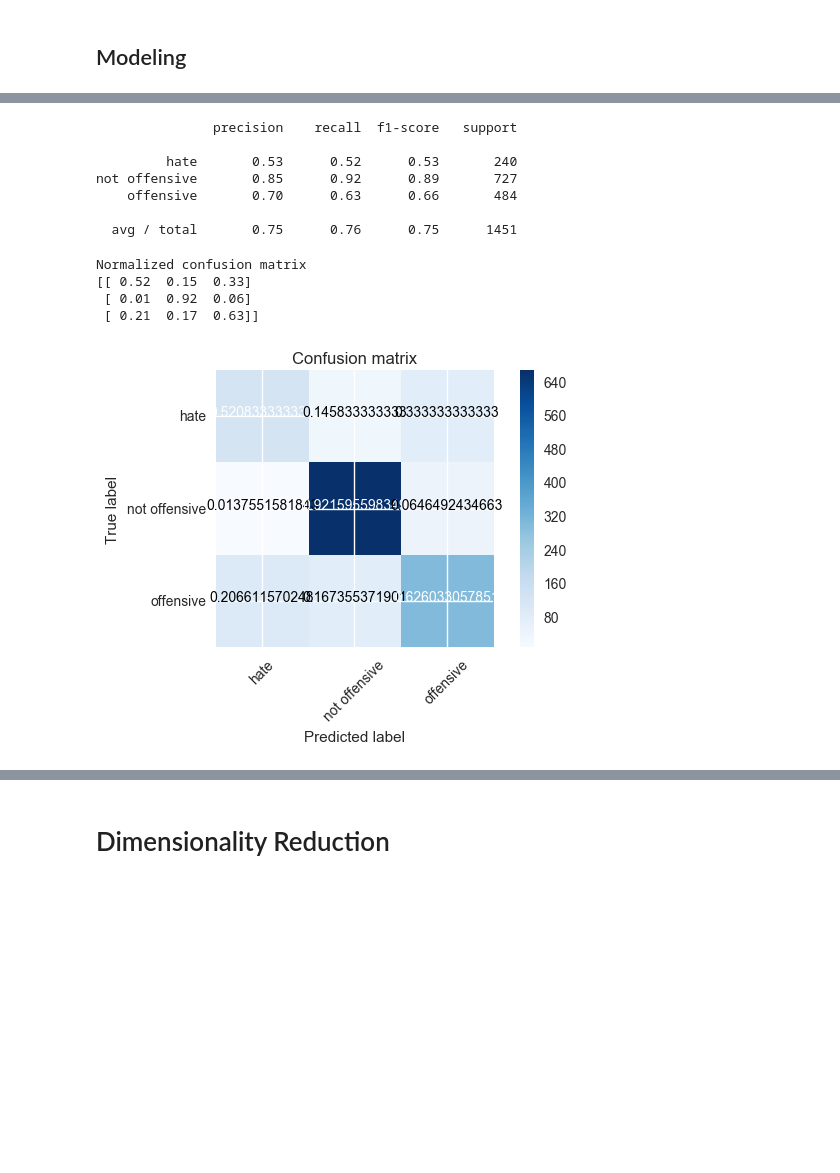
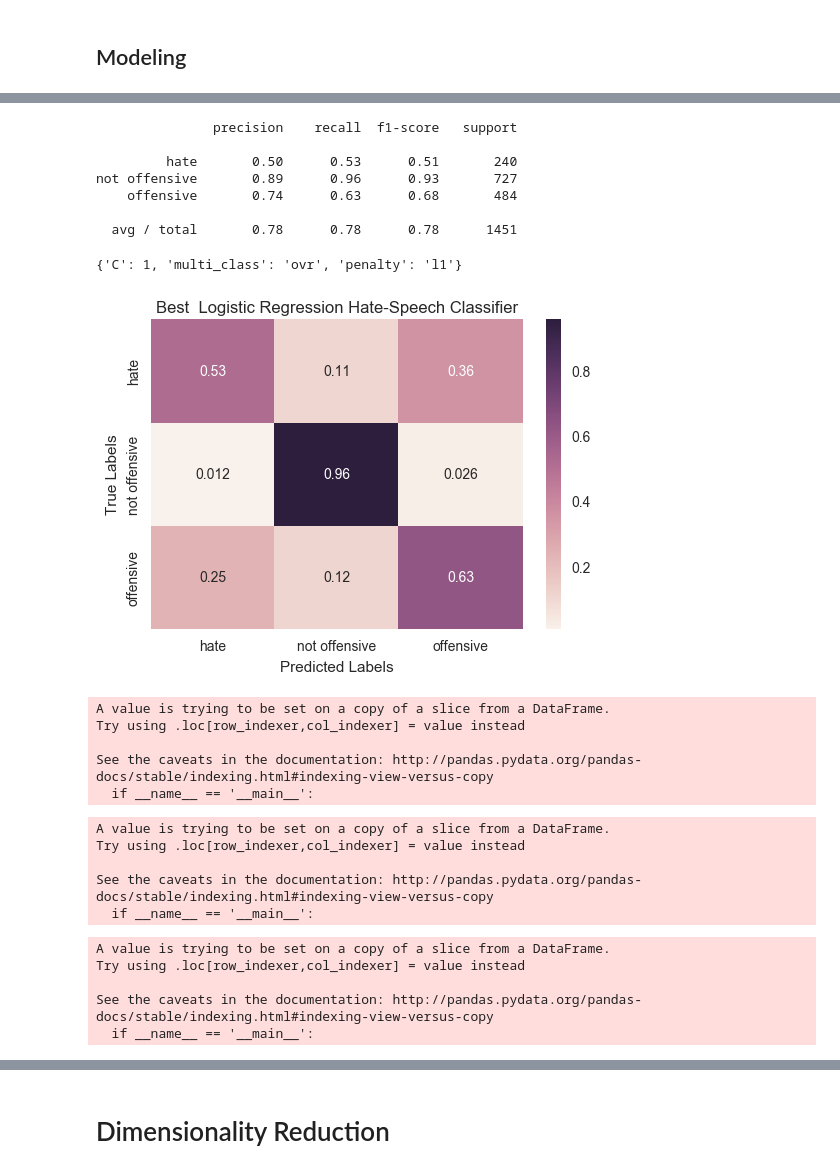
Before and after one commit to jtorrez/far-right-analysis, a Jupyter notebook: hate-speech-classifier/hate-speech-classifier.ipynb, the cells around one changed output, grey strips where cells are left out. Saved outputs shown, nothing was run; the diff lists cells and outputs as text; code cells hidden in the pictures; blank space fills up the shorter version.

```diff
--- a/hate-speech-classifier/hate-speech-classifier.ipynb
+++ b/hate-speech-classifier/hate-speech-classifier.ipynb
@@ -17,5 +19,5 @@ import numpy as np
 # %%
-text_only_df = pd.read_csv('data/labels_and_text_only.csv', index_col=0)
+text_only_df = pd.read_csv('data/labels_and_text_only.csv', index_col=0, encoding='latin-1')
 # %%
 def remove_handles(content):
     return ' '.join(re.sub("(@[A-Za-z0-9]+)"," ",content).split())
@@ -81,7 +83,7 @@ X_train, X_test, y_train, y_test = train_test_split(X, y, test_size=0.1, stratif
 vec = vectorizer.Vectorizer(tokenizer='porter',
                    encoding='latin-1',
                    min_df=5,
-                   ngram_range=(1,3))
+                   ngram_range=(1,2))
 # %%
 pos_vectorizer = CountVectorizer(ngram_range=(1,3), min_df=5)
 text_only_df['pos_tag_ngrams'] = pos_vectorizer.fit_transform(text_only_df['pos_tags']).todense().tolist()
@@ -157,8 +163,10 @@ from sklearn.naive_bayes import GaussianNB, MultinomialNB
 from sklearn.feature_selection import SelectFromModel
 # %%
 param_grid = [
-  {'C': [1, 10, 100, 1000]}
-]
+  {'C': [0.01, 0.1, 1, 10],
+  'penalty': ['l1', 'l2'],
+  'multi_class': ['ovr']
+}]
 
 log_r = LogisticRegression(class_weight='balanced')
 # %%
@@ -176,13 +191,17 @@ def top_words(clf, label, top):
 # %%
-fit_log_r = test_model(log_r, param_grid, train_features, y_train, test_features, y_test)
+fit_log_r = test_model(log_r, param_grid, train_vectors, y_train, test_vectors, y_test)
 # %% [output]
                precision    recall  f1-score   support
 
-         hate       0.53      0.52      0.53       240
-not offensive       0.85      0.92      0.89       727
-    offensive       0.70      0.63      0.66       484
+         hate       0.50      0.53      0.51       240
+not offensive       0.89      0.96      0.93       727
+    offensive       0.74      0.63      0.68       484
 
-  avg / total       0.75      0.76      0.75      1451
+  avg / total       0.78      0.78      0.78      1451
+# %%
+fit_log_r.best_params_
+# %% [output]
+{'C': 1, 'multi_class': 'ovr', 'penalty': 'l1'}
 # %%
 classes = fit_log_r.best_estimator_.classes_
 preds = fit_log_r.predict(test_features)
@@ -221,13 +240,36 @@ def plot_confusion_matrix(cm, classes,
     plt.tight_layout()
     plt.ylabel('True label')
     plt.xlabel('Predicted label')
-# %%
-np.set_printoptions(precision=2)
-plt.figure()
-plot_confusion_matrix(cm, classes, normalize=True)
-# %% [output]
-Normalized confusion matrix
-[[ 0.52  0.15  0.33]
- [ 0.01  0.92  0.06]
- [ 0.21  0.17  0.63]]
-[figure, removed]
+# %%
+preds = fit_log_r.predict(test_vectors)
+classes = fit_log_r.best_estimator_.classes_
+cm = confusion_matrix(y_test,
+                      preds,
+                      labels=classes)
+cm = cm.astype('float') / cm.sum(axis=1)[:, np.newaxis]
+heatmap = sns.heatmap(cm,
+                      xticklabels=classes,
+                      yticklabels=classes,
+                      annot=True)
+plt.ylabel('True Labels')
+plt.xlabel('Predicted Labels')
+plt.title('Best  Logistic Regression Hate-Speech Classifier')
+plt.savefig('figures/classifier_confusion_matrix.png')
+# %% [output]
+[figure, added]
+# %%
+X_test['predictions'] = preds
+# %% [output]
+A value is trying to be set on a copy of a slice from a DataFrame.
+Try using .loc[row_indexer,col_indexer] = value instead
+
+See the caveats in the documentation: http://pandas.pydata.org/pandas-docs/stable/indexing.html#indexing-view-versus-copy
+  if __name__ == '__main__':
+# %%
+X_test['labels'] = y_test
+# %% [output]
+A value is trying to be set on a copy of a slice from a DataFrame.
+Try using .loc[row_indexer,col_indexer] = value instead
+
+See the caveats in the documentation: http://pandas.pydata.org/pandas-docs/stable/indexing.html#indexing-view-versus-copy
+  if __name__ == '__main__':
@@ -233,0 +278,8 @@ Normalized confusion matrix
+# %%
+X_test['confidence'] = full_df.iloc[X_test.index, :]['does_this_tweet_contain_hate_speech:confidence']
+# %% [output]
+A value is trying to be set on a copy of a slice from a DataFrame.
+Try using .loc[row_indexer,col_indexer] = value instead
+
+See the caveats in the documentation: http://pandas.pydata.org/pandas-docs/stable/indexing.html#indexing-view-versus-copy
+  if __name__ == '__main__':
```
Also changed, not shown: parts of 10 cells of this notebook, 11 other files.
